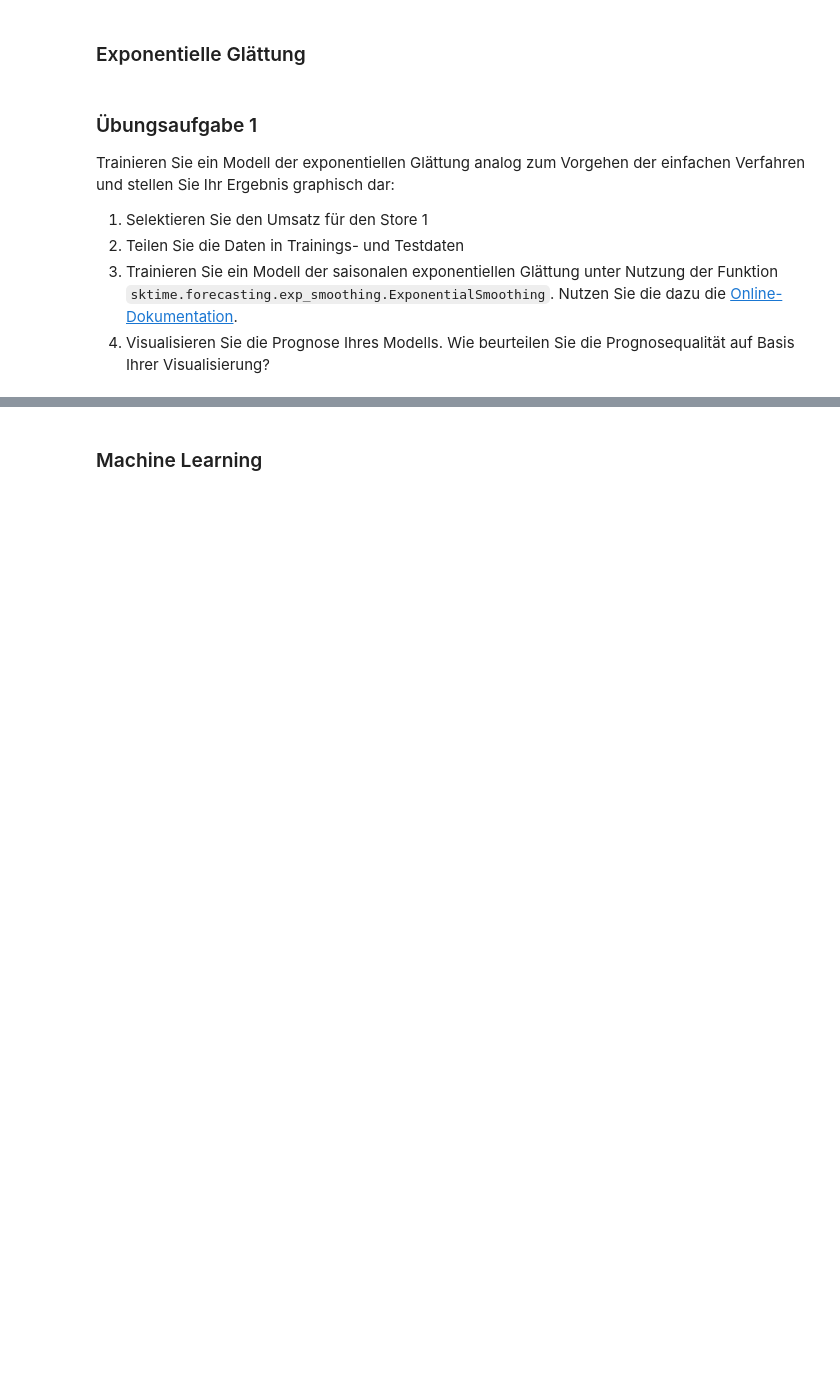
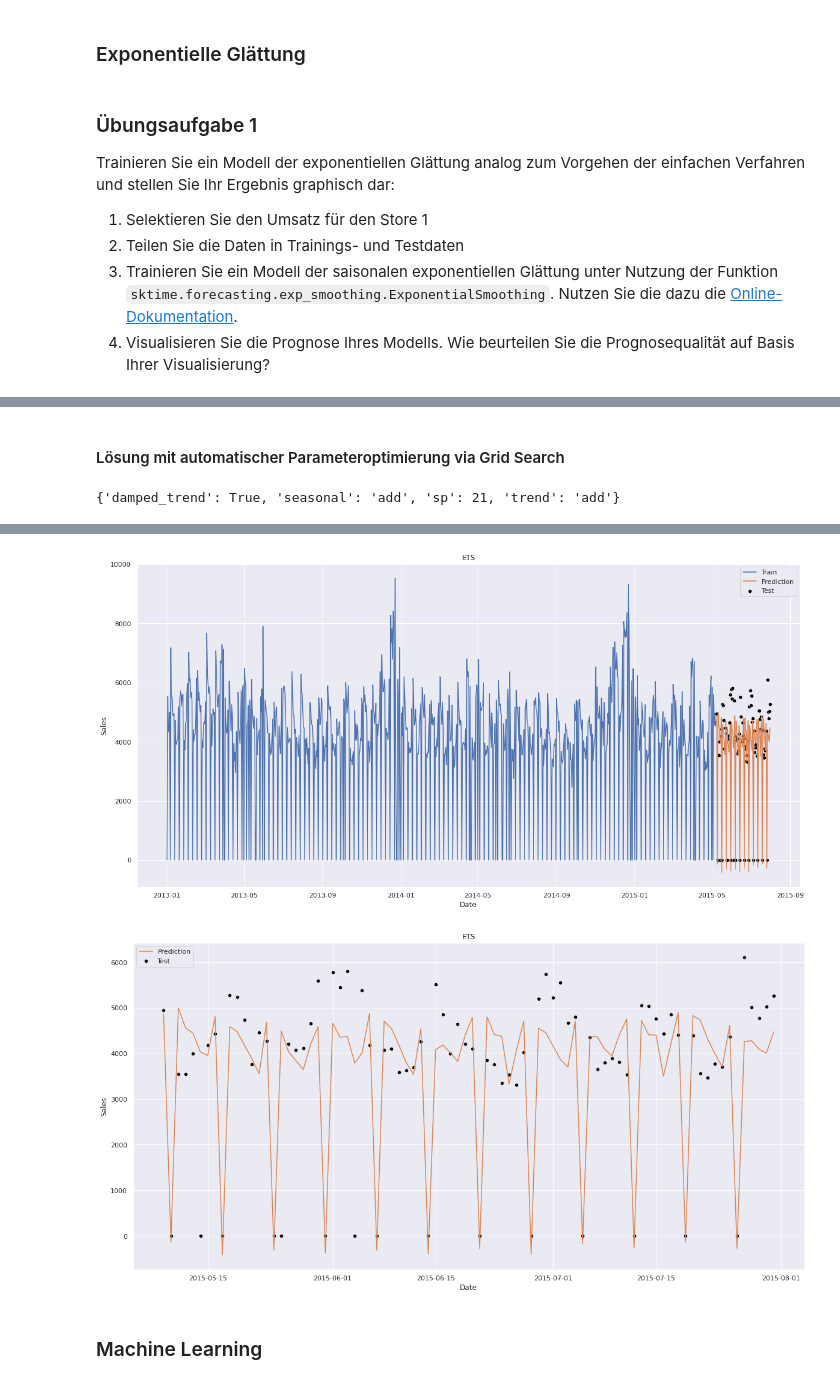
Before and after one commit to schemm/forecasting, a Jupyter notebook: RossmannStoreSales.ipynb, the cells around one changed output, grey strips where cells are left out. Drawn from its saved outputs; the diff is of its cells as text; code cells hidden in the pictures; blank space fills up the shorter version.

```diff
--- a/RossmannStoreSales.ipynb
+++ b/RossmannStoreSales.ipynb
@@ -224,0 +258,47 @@ Trainieren Sie ein Modell der exponentiellen Glättung analog zum Vorgehen der e
+# %% [markdown]
+#### Lösung mit automatischer Parameteroptimierung via Grid Search
+# %%
+from sktime.forecasting.exp_smoothing import ExponentialSmoothing
+from sktime.forecasting.base import ForecastingHorizon
+from sktime.forecasting.model_selection import SingleWindowSplitter
+from sktime.forecasting.model_selection import ForecastingGridSearchCV
+from sktime.forecasting.model_selection import ExpandingWindowSplitter
+from sktime.performance_metrics.forecasting import MeanAbsoluteError
+
+data = demand[demand.Store == 1]
+cv = SingleWindowSplitter(fh = 3*28, window_length = 3*28)
+MAE = MeanAbsoluteError()
+
+data.index.freq = 'D'
+fh = ForecastingHorizon(test.index, is_relative = False)
+
+ets = ExponentialSmoothing()
+
+param_grid = [
+    {'trend' : ['add'], 'damped_trend' : [True], 'seasonal' : ['add'], 'sp' : [7,14,21,28]},
+    {'trend' : [None], 'damped_trend' : [False], 'seasonal' : ['add'], 'sp' : [7,14,21,28]}
+]
+
+search = ForecastingGridSearchCV(
+    forecaster = ets,
+    param_grid = param_grid,
+    cv = cv,
+    scoring = MAE
+)
+
+search.fit(data['Sales'])
+display(search.best_params_)
+display(pd.DataFrame(search.cv_results_))
+
+sns.lineplot(data = train['Sales'], label = 'Train')
+sns.scatterplot(data = test['Sales'], color = 'black', label = 'Test')
+sns.lineplot(data = search.predict(fh), label = 'Prediction')
+plt.title('ETS')
+plt.show()
+
+sns.scatterplot(data = test['Sales'], color = 'black', label = 'Test')
+sns.lineplot(data = search.predict(fh), color = sns.color_palette('deep').as_hex()[1], label = 'Prediction')
+plt.title('ETS')
+plt.show()
+# %% [output]
+{'damped_trend': True, 'seasonal': 'add', 'sp': 21, 'trend': 'add'}
@@ -225,3 +314,5 @@ Trainieren Sie ein Modell der exponentiellen Glättung analog zum Vorgehen der e
+[figure, added]
+[figure, added]
 # %% [markdown]
 ### Machine Learning
 # %% [markdown]
```
Also changed, not shown: parts of 4 cells of this notebook.
